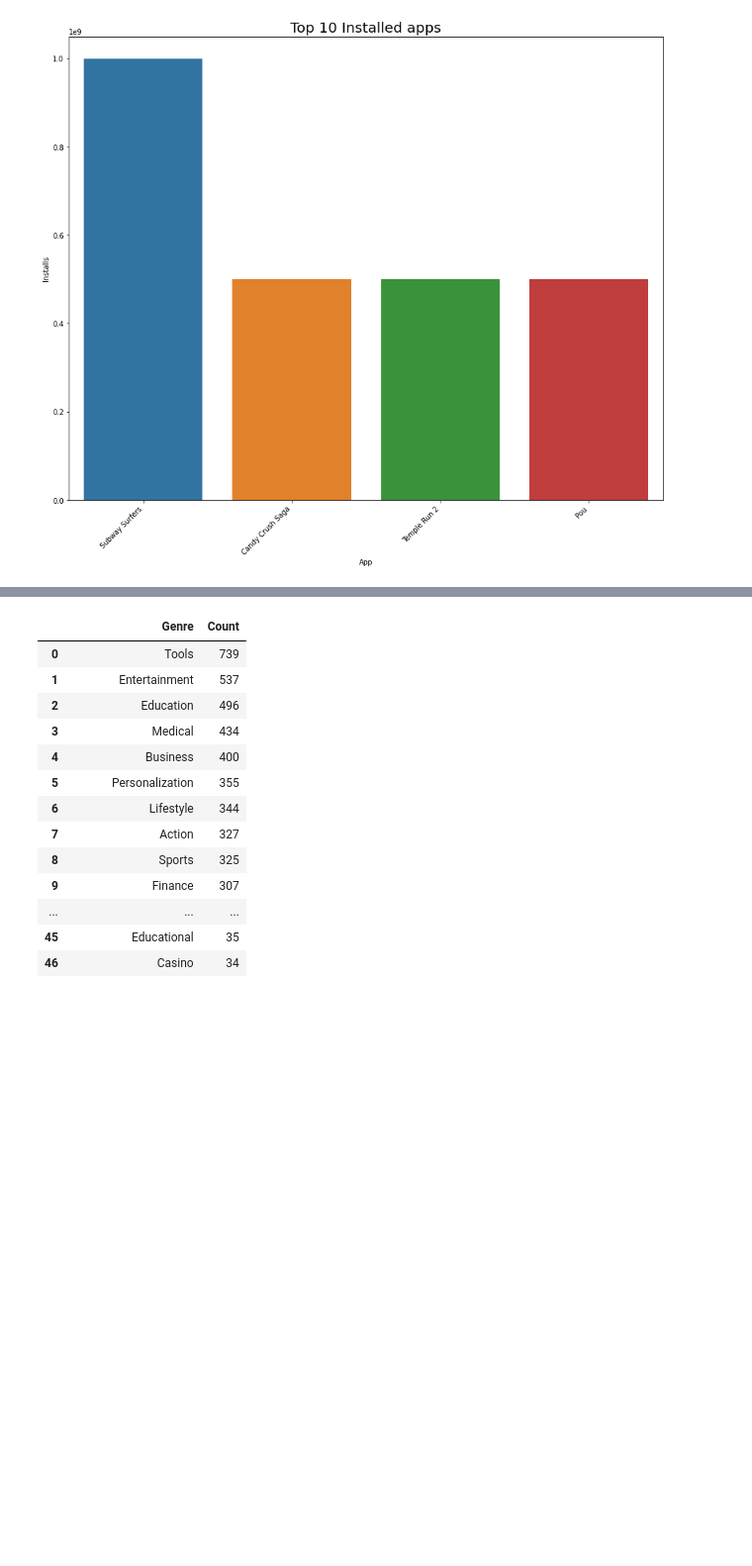
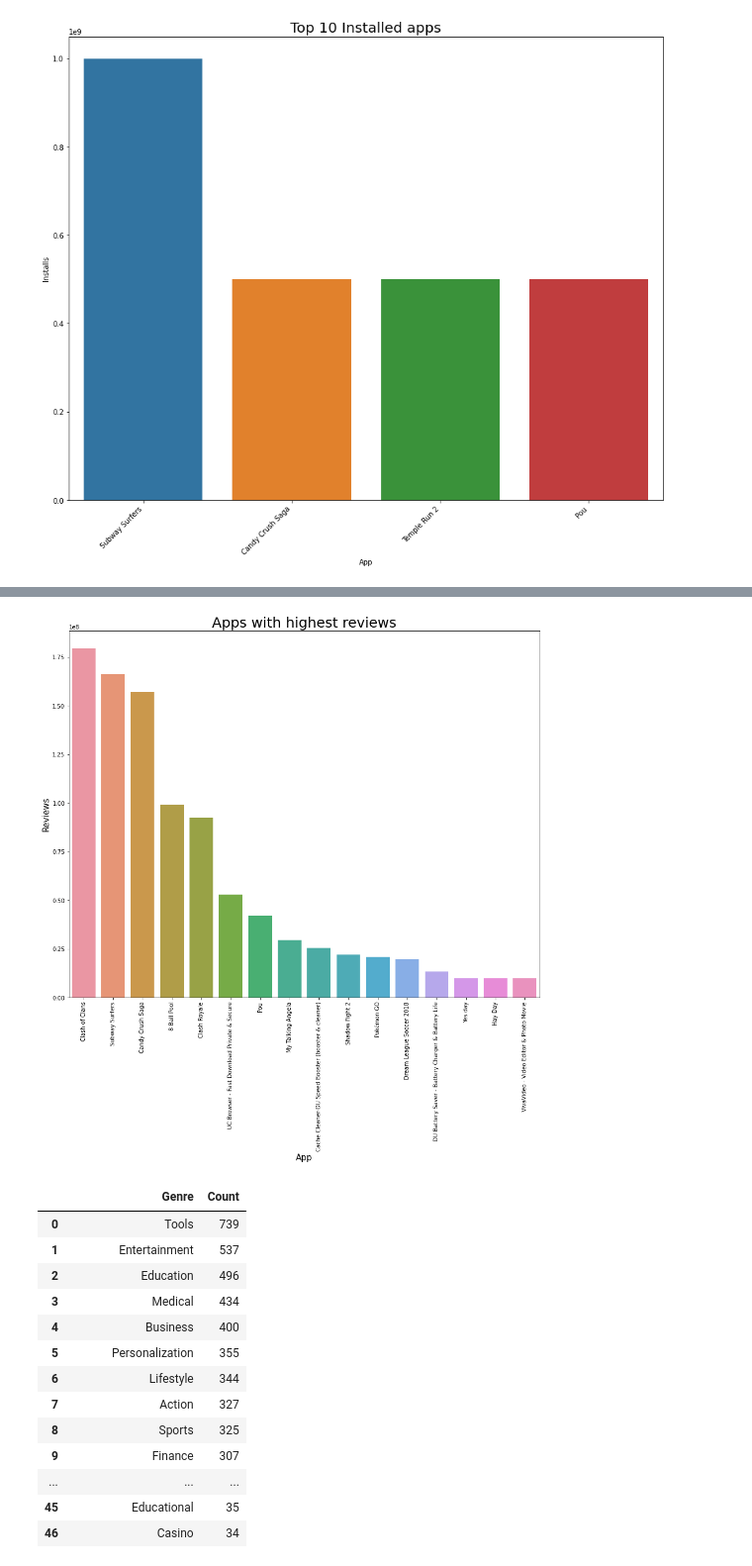
Before and after one commit to MohammedSaudh/Play-Store-App-Review-Analysis, a Jupyter notebook: Play_Store_App_Review_Analysis_Capstone_Project.ipynb, the cells around one changed output, grey strips where cells are left out. Shown at 99% size. Saved outputs shown, nothing was run; the diff lists cells and outputs as text; code cells hidden in the pictures; blank space fills up the shorter version.

```diff
--- a/Play_Store_App_Review_Analysis_Capstone_Project.ipynb
+++ b/Play_Store_App_Review_Analysis_Capstone_Project.ipynb
@@ -551,4 +584,4 @@ findtop10incategory('Game')
 top10paidapps = play_store_data[play_store_data['Type']=='Paid'].sort_values(by='Price', ascending=False).head(10)
 # %%
 #Checking which apps have the highest reviews on the play store.
-Apps_with_highest_reviews = play_store_data.sort_values(by='Reviews', ascending=False).head(20)
+Apps_with_highest_reviews = play_store_data.sort_values(by='Reviews', ascending=False).head(50)
@@ -574,0 +588,2 @@ Apps_with_highest_reviews
+# %%
+apps_with_highest_reviews_sorted = Apps_with_highest_reviews.groupby('App')['Reviews'].sum().reset_index().sort_values(by='Reviews', ascending=False)
@@ -575,3 +610,13 @@ Apps_with_highest_reviews
+# %%
+plt.figure(figsize = (15,12))
+plt.xlabel('App', fontsize=15)
+plt.ylabel('Reviews', fontsize=15)
+plt.title('Apps with highest reviews', size=25)
+plt.xticks(rotation=90)
+sns.barplot(x='App', y='Reviews', data=apps_with_highest_reviews_sorted);
+plt.savefig('Apps With the highest reviews')
+# %% [output]
+[figure, added]
 # %%
 #Checking which Genres have the highest number of apps on the play store.
 top_genres = play_store_data['Genres'].value_counts().sort_values(ascending=False).head(50).reset_index().rename(columns={'index':'Genre', 'Genres':'Count'})
```
Also changed, not shown: parts of 17 cells of this notebook.
